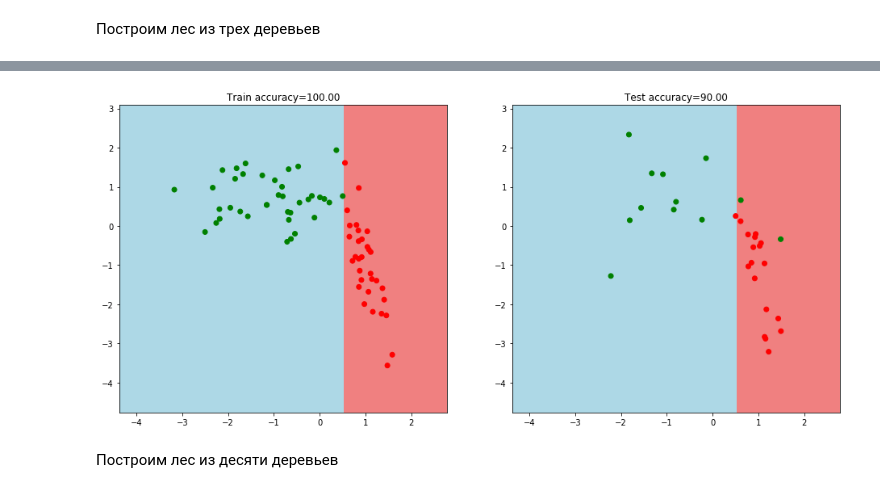
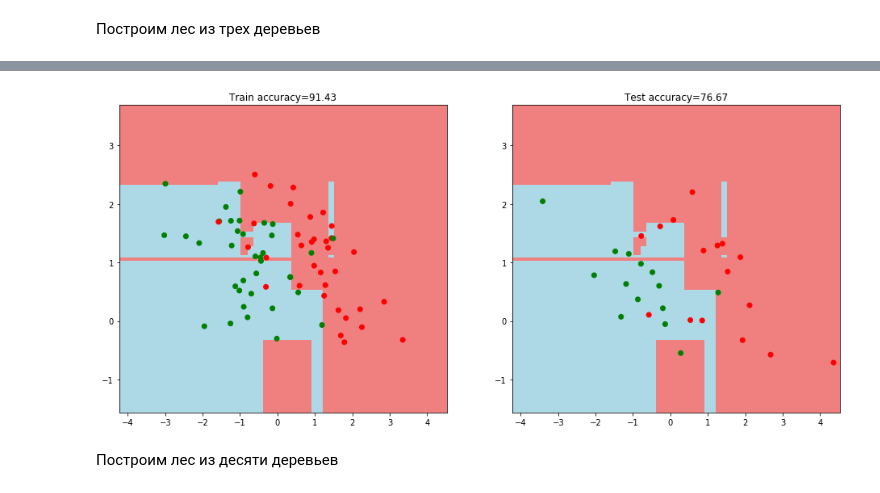
Before and after one commit to Nickel-nc/Algorithms_2, a Jupyter notebook: W5.ipynb, the cells around one changed output, grey strips where cells are left out. Cells and saved outputs as stored; diff of their text form; code cells hidden in the pictures.

```diff
--- a/W5.ipynb
+++ b/W5.ipynb
@@ -395,30 +439,22 @@ print(f'Точность случайного леса из {n_trees} дерев
 # %%
-my_tree2 = build_tree(train_data, train_labels)
-
-# Визуализируем дерево на графике
-def get_meshgrid(data, step=.05, border=1.2):
-    x_min, x_max = data[:, 0].min() - border, data[:, 0].max() + border
-    y_min, y_max = data[:, 1].min() - border, data[:, 1].max() + border
-    return np.meshgrid(np.arange(x_min, x_max, step), np.arange(y_min, y_max, step))
-
 plt.figure(figsize = (16, 7))
 
 # график обучающей выборки
 plt.subplot(1,2,1)
 xx, yy = get_meshgrid(train_data)
-mesh_predictions = np.array(predict(np.c_[xx.ravel(), yy.ravel()], my_tree2)).reshape(xx.shape)
+mesh_predictions = np.array(tree_vote(my_forest_3, np.c_[xx.ravel(), yy.ravel()])).reshape(xx.shape)
 plt.pcolormesh(xx, yy, mesh_predictions, cmap = light_colors)
 plt.scatter(train_data[:, 0], train_data[:, 1], c = train_labels, cmap = colors)
 plt.title(f'Train accuracy={train_accuracy:.2f}')
 
 # график тестовой выборки
 plt.subplot(1,2,2)
 plt.pcolormesh(xx, yy, mesh_predictions, cmap = light_colors)
 plt.scatter(test_data[:, 0], test_data[:, 1], c = test_labels, cmap = colors)
 plt.title(f'Test accuracy={test_accuracy:.2f}')
 plt.show()
 # %% [output]
-[figure, old version]
+[figure, new version]
 # %% [markdown]
 Построим лес из десяти деревьев
 # %%
```
Also changed, not shown: parts of 20 cells of this notebook.
